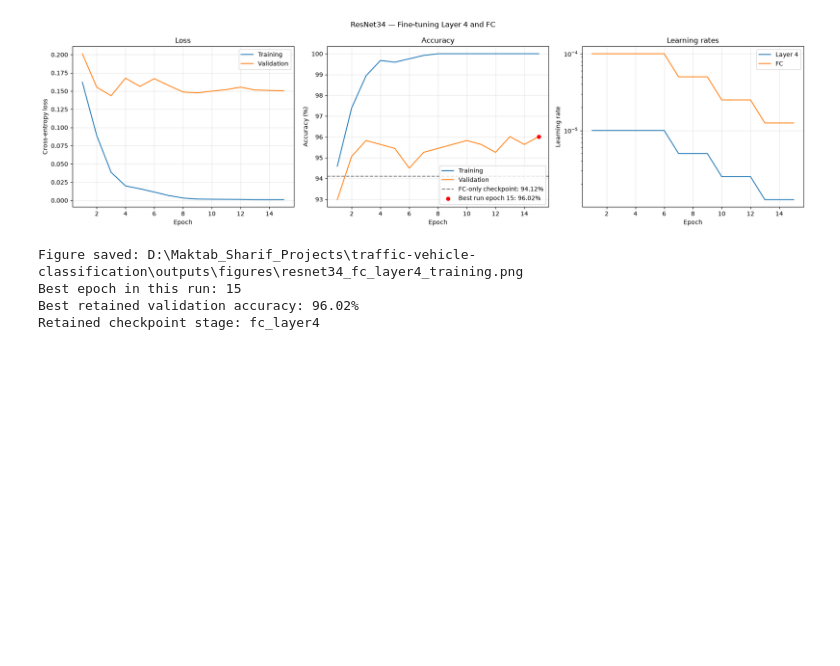
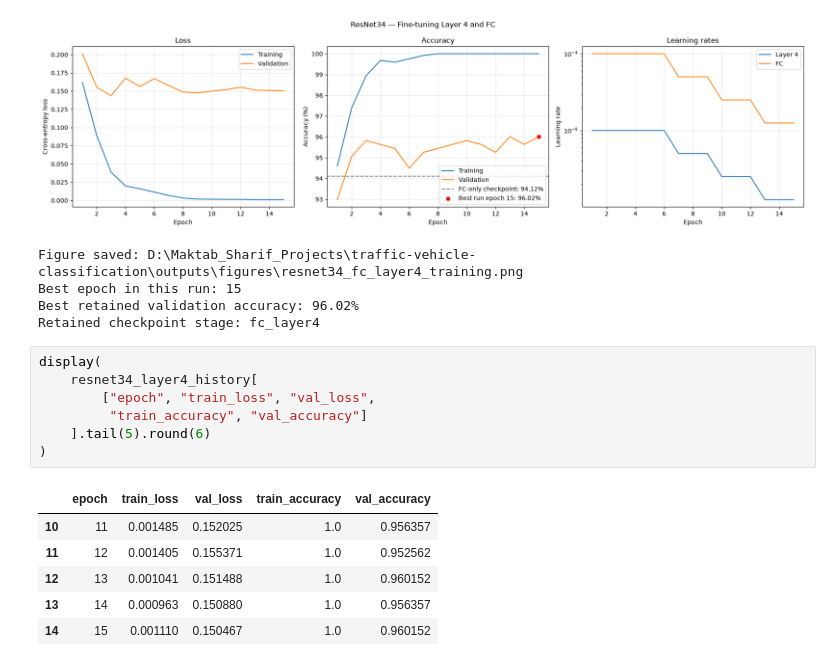
Before and after one commit to Amirsepehr1996/vehicle_classification, a Jupyter notebook: src/model_training.ipynb, the cells around one changed output. Saved outputs shown, nothing was run; the diff lists cells and outputs as text; blank space fills up the shorter version.

```diff
--- a/src/model_training.ipynb
+++ b/src/model_training.ipynb
@@ -1720,3 +1720,17 @@ Figure saved: D:\Maktab_Sharif_Projects\traffic-vehicle-classification\outputs\f
 Best epoch in this run: 15
 Best retained validation accuracy: 96.02%
 Retained checkpoint stage: fc_layer4
+# %%
+display(
+    resnet34_layer4_history[
+        ["epoch", "train_loss", "val_loss",
+         "train_accuracy", "val_accuracy"]
+    ].tail(5).round(6)
+)
+# %% [output]
+|  | epoch | train_loss | val_loss | train_accuracy | val_accuracy |
+| 10 | 11 | 0.001485 | 0.152025 | 1.0 | 0.956357 |
+| 11 | 12 | 0.001405 | 0.155371 | 1.0 | 0.952562 |
+| 12 | 13 | 0.001041 | 0.151488 | 1.0 | 0.960152 |
+| 13 | 14 | 0.000963 | 0.150880 | 1.0 | 0.956357 |
+| 14 | 15 | 0.001110 | 0.150467 | 1.0 | 0.960152 |
```
Also changed, not shown: parts of 6 cells of this notebook.
